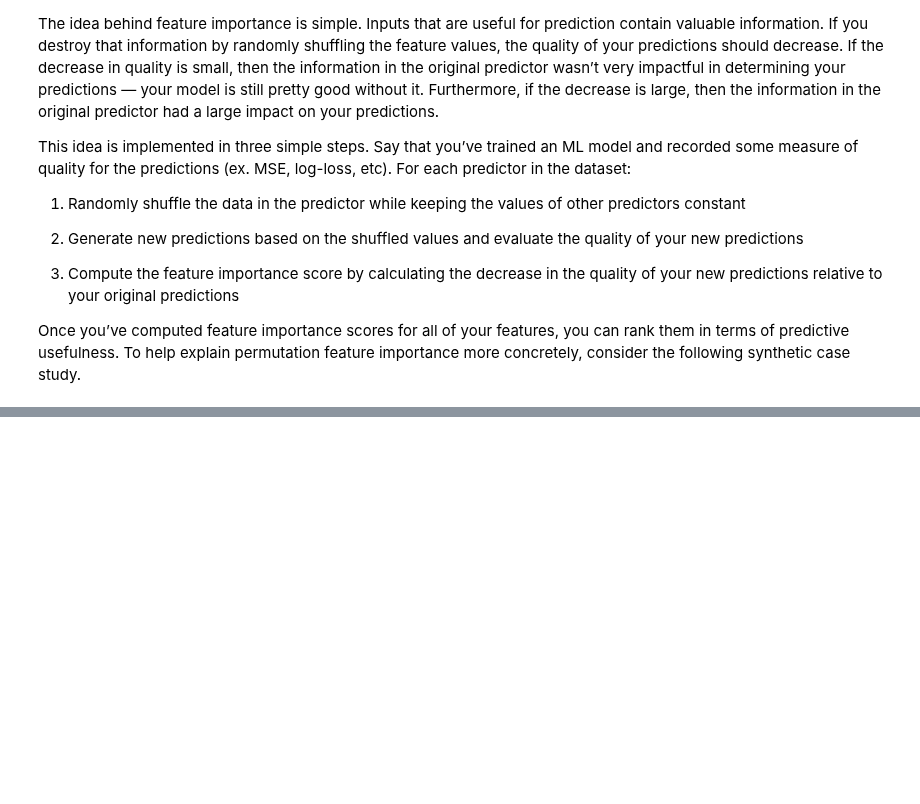
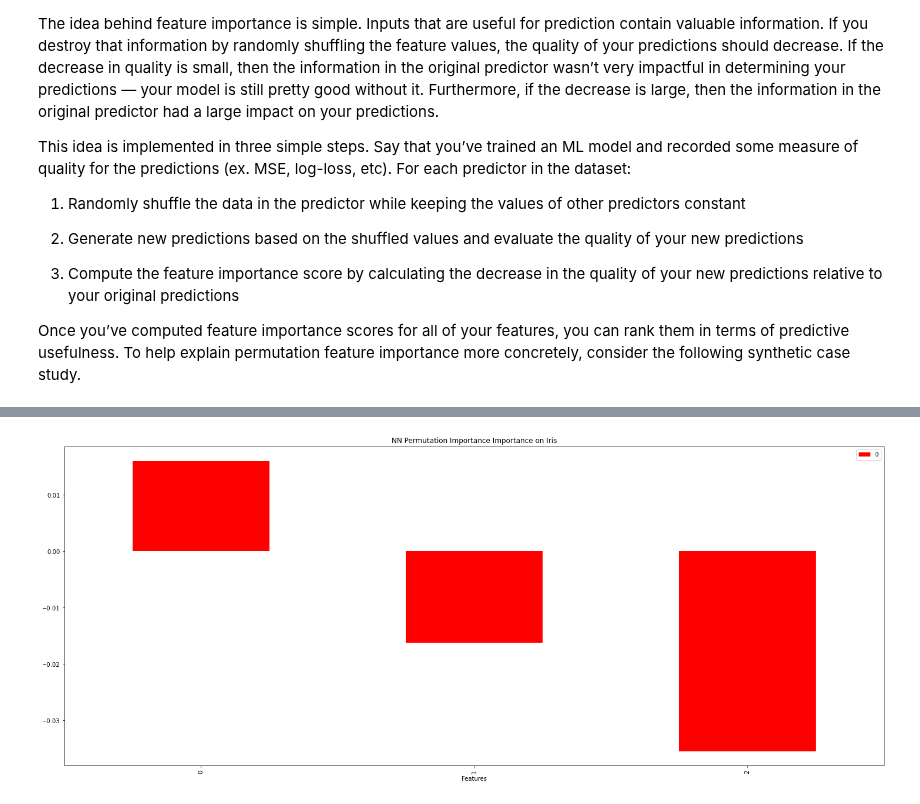
Before and after one commit to chiaraboetti/SML-project, a Jupyter notebook: model/blood/NN_blood.ipynb, the cells around one changed output, grey strips where cells are left out. Saved outputs shown, nothing was run; the diff lists cells and outputs as text; code cells hidden in the pictures; blank space fills up the shorter version.

```diff
--- a/model/blood/NN_blood.ipynb
+++ b/model/blood/NN_blood.ipynb
@@ -202,0 +191,12 @@ avg_weigth = sum_weight/len(models)
+# %%
+def nn_model():
+    model_i = keras.Sequential([
+        keras.layers.Dense(400, activation="relu", input_shape=(17393,)),
+        keras.layers.Dense(300, activation="relu"),
+        keras.layers.Dropout(0.3),
+        keras.layers.Dense(1, activation="sigmoid"),
+    ])
+
+    model_i.compile(optimizer='adam', loss="binary_crossentropy", metrics=['accuracy'])
+
+    return model_i
@@ -207,0 +275,35 @@ plt.show()
+# %%
+sum_weight = 0
+
+def nn_model():
+    model_i = keras.Sequential([
+        keras.layers.Dense(8, activation="relu", input_shape=(4,)),
+        keras.layers.Dense(4, activation="relu"),
+        keras.layers.Dropout(0.3),
+        keras.layers.Dense(3, activation="softmax"),
+    ])
+
+    model_i.compile(optimizer='adam', loss="categorical_crossentropy", metrics=['accuracy'])
+
+    return model_i
+
+for i in range(10):
+
+    # define the model
+    rus = RandomUnderSampler(random_state=i)
+    X_res, y_res = rus.fit_resample(X_train, Y_train)
+
+    my_model = KerasClassifier(build_fn=nn_model)
+    my_model.fit(X_res,y_res)
+
+    perm = PermutationImportance(my_model, random_state=i).fit(X_test, Y_test)
+    sum_weight += perm.feature_importances_
+
+avg_importance = pd.DataFrame(sorted(sum_weight/10, reverse=True))
+# %%
+pd.DataFrame(avg_importance[:3]).plot.bar(figsize = (25, 10), color = 'r')
+plt.title('NN Permutation Importance Importance on Iris')
+plt.xlabel('Features')
+plt.show()
+# %% [output]
+[figure, added]
```
Also changed, not shown: parts of 21 cells of this notebook, 1 other file.
